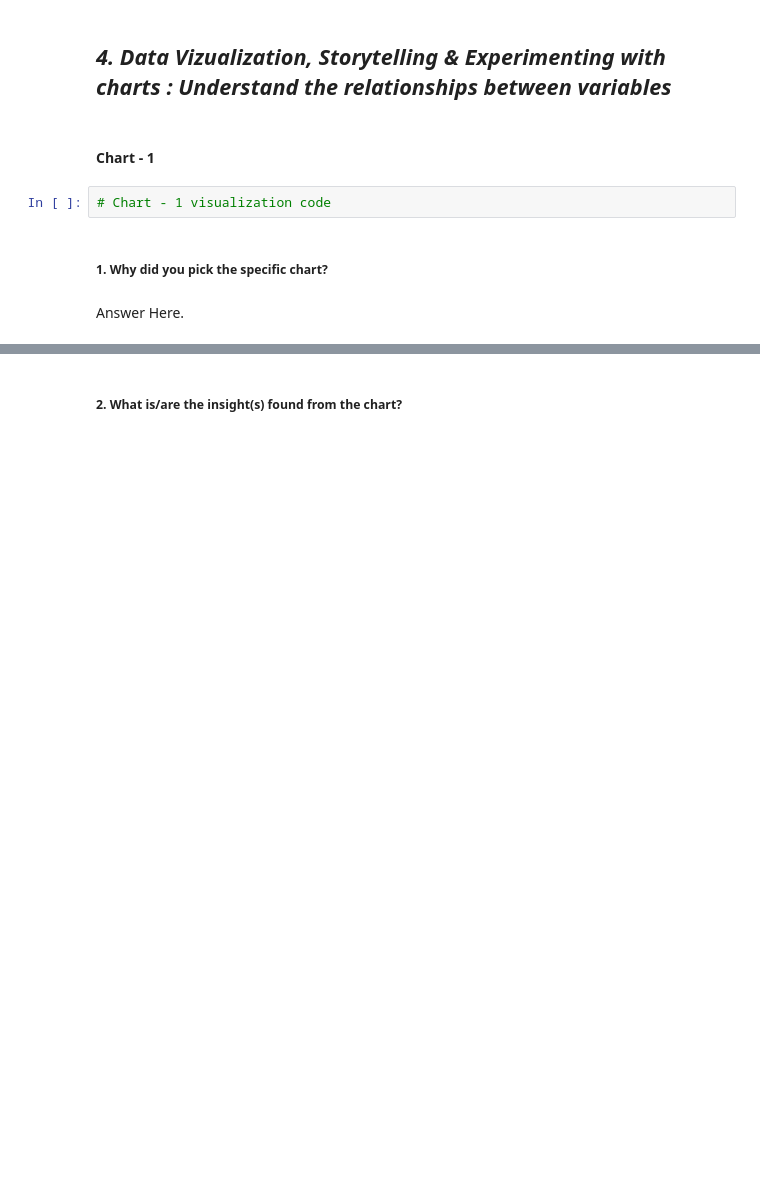
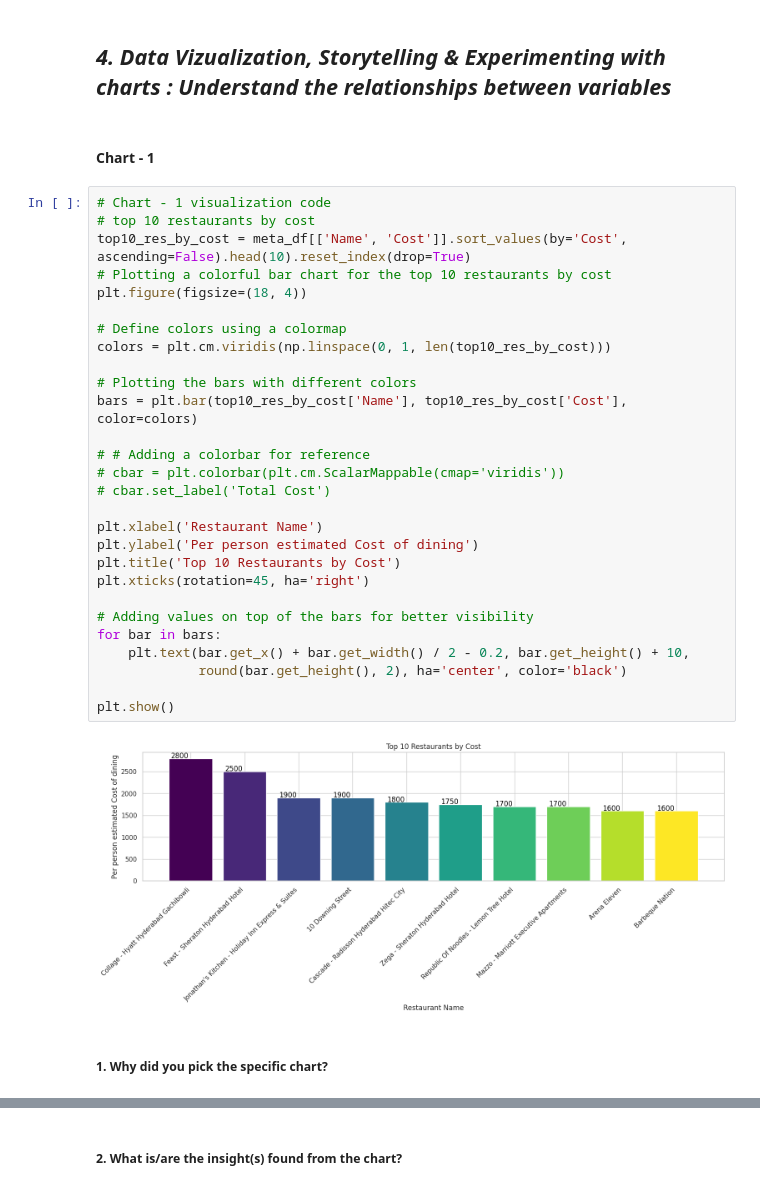
Before and after one commit to dipakpatil2001/Zomato-Restaurant-Clustering-And-Sentiment-Analysis-Unsupervised-ML, a Jupyter notebook: Zomato_Restaurant_Clustering_And_Sentiment_Analysis.ipynb, the cells around one changed output, grey strips where cells are left out. Cells and saved outputs as stored; diff of their text form; blank space fills up the shorter version.

```diff
--- a/Zomato_Restaurant_Clustering_And_Sentiment_Analysis.ipynb
+++ b/Zomato_Restaurant_Clustering_And_Sentiment_Analysis.ipynb
@@ -609,9 +609,35 @@ Answer Here.
 ## ***4. Data Vizualization, Storytelling & Experimenting with charts : Understand the relationships between variables***
 # %% [markdown]
 #### Chart - 1
-# %%
-# Chart - 1 visualization code
+# %%
+# Chart - 1 visualization code
+# top 10 restaurants by cost
+top10_res_by_cost = meta_df[['Name', 'Cost']].sort_values(by='Cost', ascending=False).head(10).reset_index(drop=True)
+# Plotting a colorful bar chart for the top 10 restaurants by cost
+plt.figure(figsize=(18, 4))
+
+# Define colors using a colormap
+colors = plt.cm.viridis(np.linspace(0, 1, len(top10_res_by_cost)))
+
+# Plotting the bars with different colors
+bars = plt.bar(top10_res_by_cost['Name'], top10_res_by_cost['Cost'], color=colors)
+
+# # Adding a colorbar for reference
+# cbar = plt.colorbar(plt.cm.ScalarMappable(cmap='viridis'))
+# cbar.set_label('Total Cost')
+
+plt.xlabel('Restaurant Name')
+plt.ylabel('Per person estimated Cost of dining')
+plt.title('Top 10 Restaurants by Cost')
+plt.xticks(rotation=45, ha='right')
+
+# Adding values on top of the bars for better visibility
+for bar in bars:
+    plt.text(bar.get_x() + bar.get_width() / 2 - 0.2, bar.get_height() + 10,
+             round(bar.get_height(), 2), ha='center', color='black')
+
+plt.show()
+# %% [output]
+[figure, added]
 # %% [markdown]
 ##### 1. Why did you pick the specific chart?
-# %% [markdown]
-Answer Here.
```
Also changed, not shown: parts of 21 cells of this notebook.
